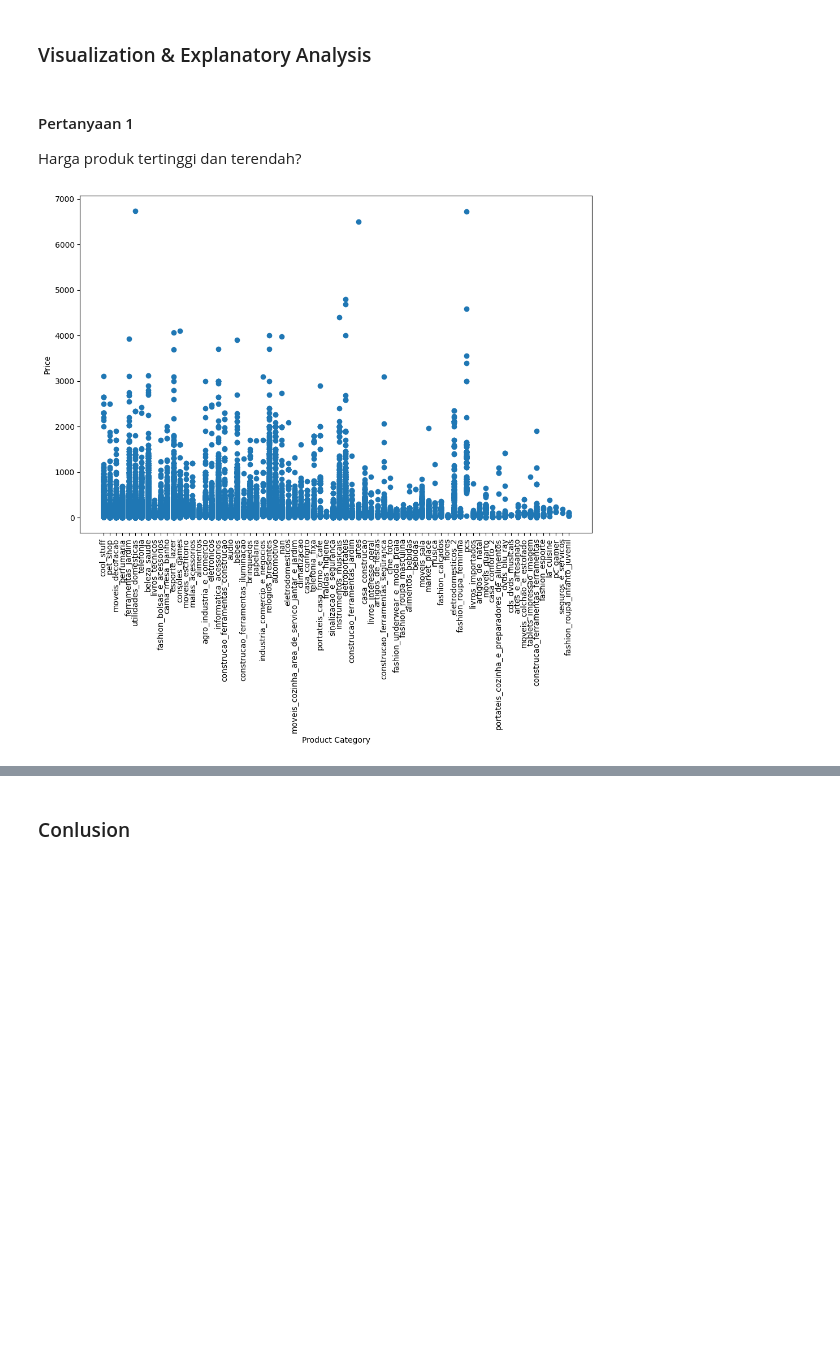
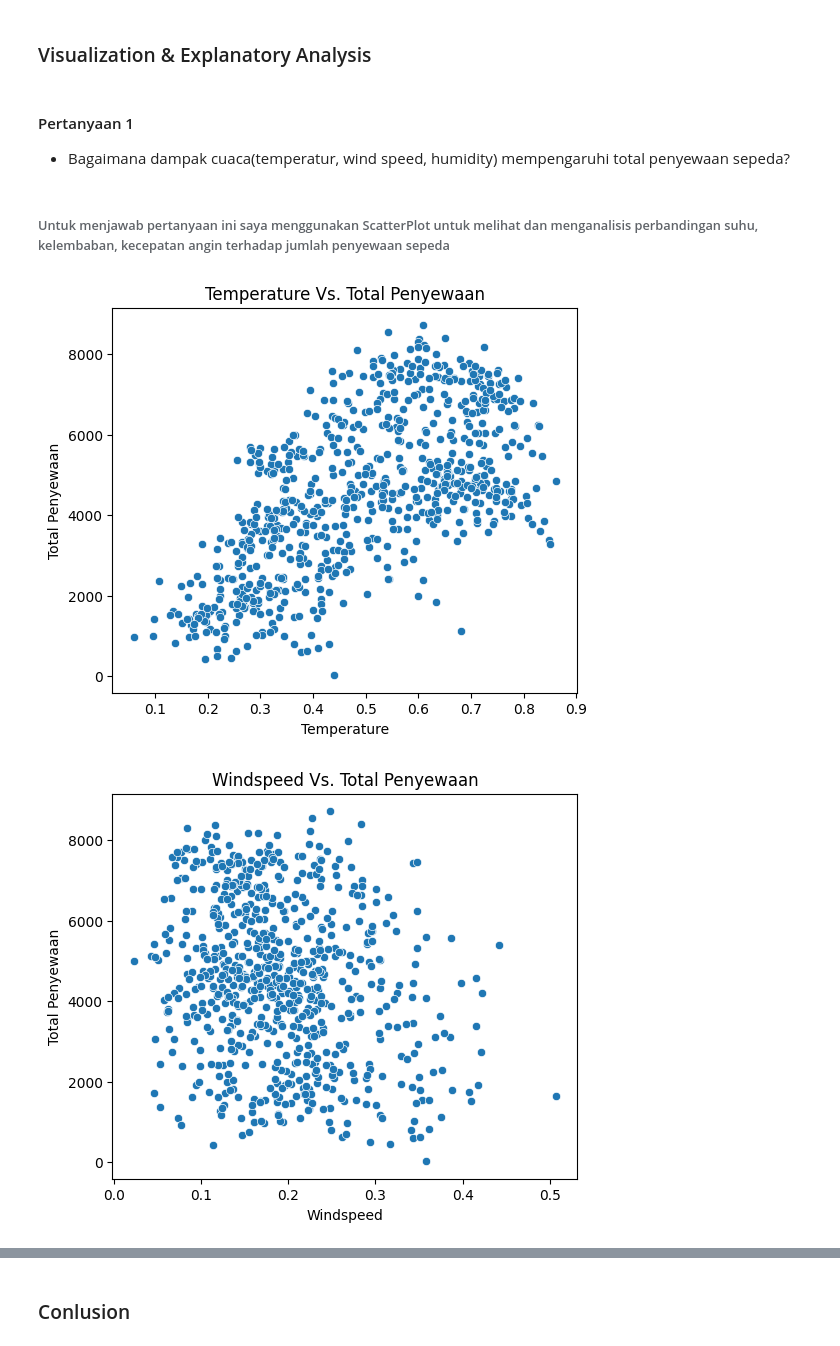
Before and after one commit to hanifsyabani/submission_analisis_data, a Jupyter notebook: data.ipynb, the cells around one changed output, grey strips where cells are left out. Drawn from its saved outputs; the diff is of its cells as text; code cells hidden in the pictures; blank space fills up the shorter version.

```diff
--- a/data.ipynb
+++ b/data.ipynb
@@ -209,15 +88,31 @@ order_data_merge.head()
 # %% [markdown]
 ### Visualization & Explanatory Analysis
-# %% [markdown]
-#### Pertanyaan 1
-Harga produk tertinggi dan terendah?
-# %%
-plt.figure(figsize=(10,10))
-plt.scatter(order_data_merge['product_category_name'], order_data_merge['price'])
-plt.xlabel('Product Category')
-plt.ylabel('Price')
-plt.xticks(rotation=90)
-plt.tight_layout()
-plt.show()
-# %% [output]
-[figure, removed]
+# %% [markdown]
+#### Pertanyaan 1
+- Bagaimana dampak cuaca(temperatur, wind speed, humidity) mempengaruhi total penyewaan sepeda?
+# %% [markdown]
+###### Untuk menjawab pertanyaan ini saya menggunakan ScatterPlot untuk melihat dan menganalisis perbandingan  suhu, kelembaban, kecepatan angin terhadap jumlah penyewaan sepeda
+# %%
+plt.figure(figsize=(6,5))
+sns.scatterplot(x='temp', y='cnt', data=day_data)
+plt.title('Temperature Vs. Total Penyewaan')
+plt.xlabel('Temperature')
+plt.ylabel('Total Penyewaan')
+plt.show()
+
+plt.figure(figsize=(6,5))
+sns.scatterplot(x='windspeed', y='cnt', data=day_data)
+plt.title('Windspeed Vs. Total Penyewaan')
+plt.xlabel('Windspeed')
+plt.ylabel('Total Penyewaan')
+plt.show()
+
+plt.figure(figsize=(6,6))
+sns.scatterplot(x='hum', y='cnt', data=day_data)
+plt.title('Humidity Vs. Total Penyewaan')
+plt.xlabel('Humidity')
+plt.ylabel('Total')
+plt.show()
+# %% [output]
+[figure, added]
+[figure, added]
```
Also changed, not shown: parts of 48 cells of this notebook, 15 other files.
